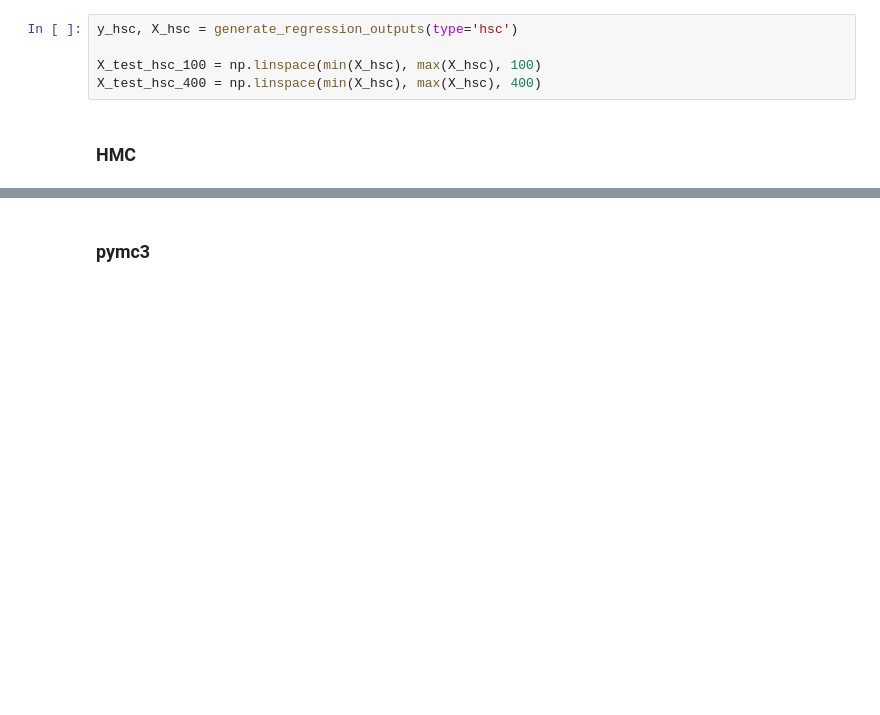
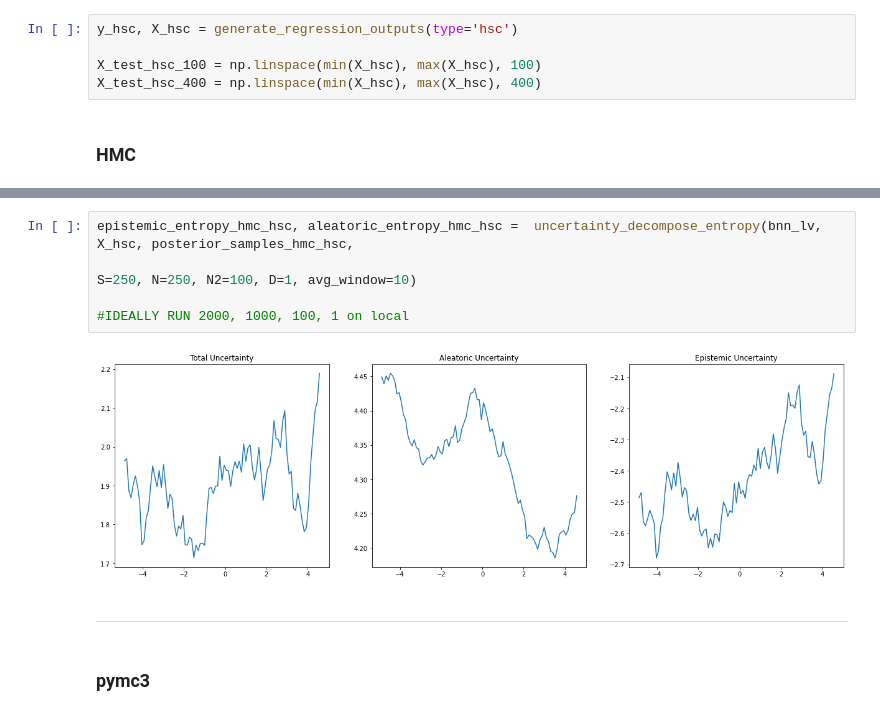
Before and after one commit to 2020fa-207-final-project/decomposition-of-uncertainty, a Jupyter notebook: decomposition_of_uncertainty_report.ipynb, the cells around one changed output, grey strips where cells are left out. Drawn from its saved outputs; the diff is of its cells as text; blank space fills up the shorter version.

```diff
--- a/decomposition_of_uncertainty_report.ipynb
+++ b/decomposition_of_uncertainty_report.ipynb
@@ -438,3 +514,11 @@ X_test_hsc_400 = np.linspace(min(X_hsc), max(X_hsc), 400)
+# %%
+epistemic_entropy_hmc_hsc, aleatoric_entropy_hmc_hsc =  uncertainty_decompose_entropy(bnn_lv, X_hsc, posterior_samples_hmc_hsc,
+                                                                                            S=250, N=250, N2=100, D=1, avg_window=10)
+                                                                                            #IDEALLY RUN 2000, 1000, 100, 1 on local
+# %% [output]
+[figure, added]
+# %% [markdown]
+---
 # %% [markdown]
 ### pymc3
 # %% [markdown]
```
Also changed, not shown: parts of 34 cells of this notebook.
